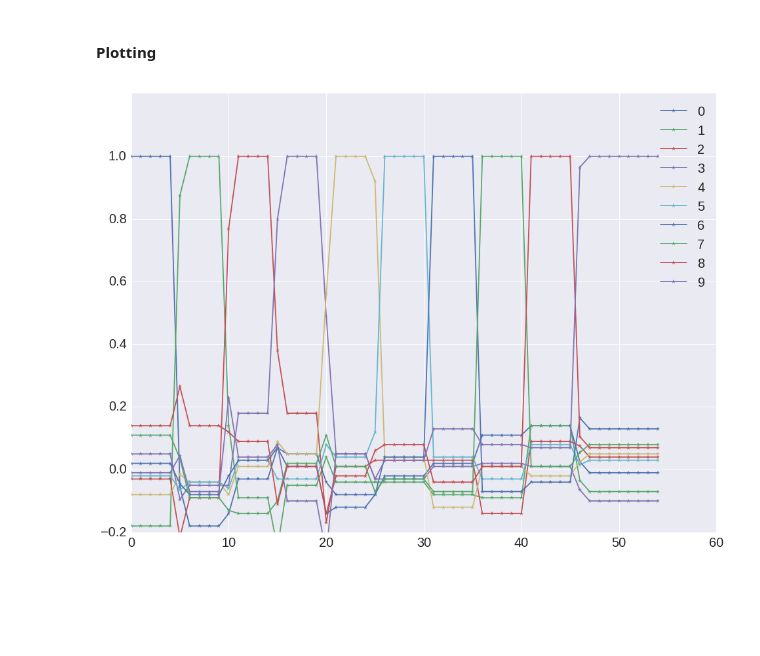
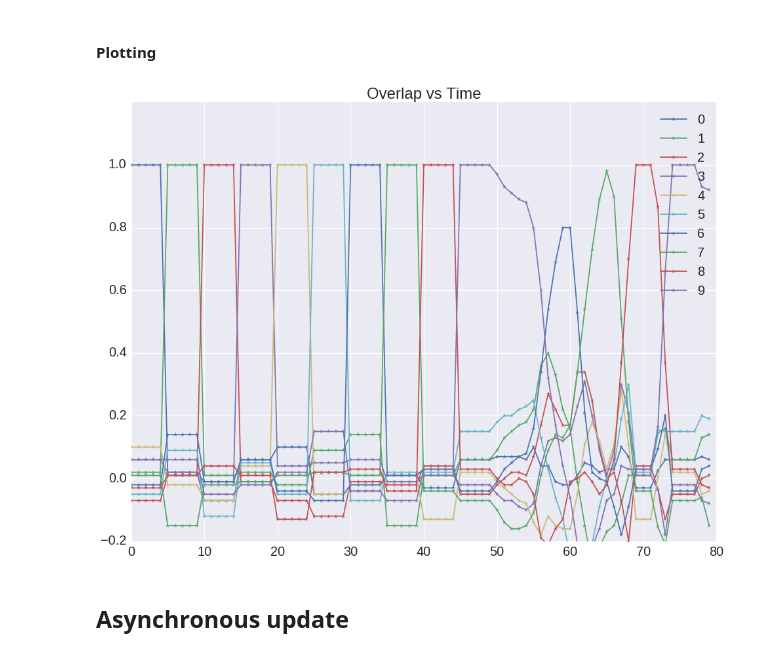
Before and after one commit to h-mayorquin/hopfield_sequences, a Jupyter notebook: notebooks/2016-12-14(Sequences with synchronous update).ipynb, the cells around one changed output. Saved outputs shown, nothing was run; the diff lists cells and outputs as text; code cells hidden in the pictures; blank space fills up the shorter version.

Commit message:
Added asynchronous update to notebook

```diff
--- a/notebooks/2016-12-14(Sequences with synchronous update).ipynb
+++ b/notebooks/2016-12-14(Sequences with synchronous update).ipynb
@@ -37,7 +39,7 @@ nn.train_delays(list_of_patterns_sequence, normalize=True)
 # %% [markdown]
 Now we run the simulation
 # %%
-N = 55
+N = 80
 
 nn.s = np.copy(list_of_patterns[0])
 history = np.zeros((N, n_store))
@@ -51,12 +53,15 @@ for i in range(N):
 # %%
 fig = plt.figure(figsize=(16, 12))
 ax = fig.add_subplot(111)
 
 for index, overlap in enumerate(history.T):
     ax.plot(overlap, '-*', label=str(index))
 
 ax.set_ylim([-0.2, 1.2])
+ax.set_title('Overlap vs Time')
 ax.legend()
 plt.show()
 # %% [output]
-[figure, old version]
+[figure, new version]
+# %% [markdown]
+## Asynchronous update
```
Also changed, not shown: parts of 6 cells of this notebook.
